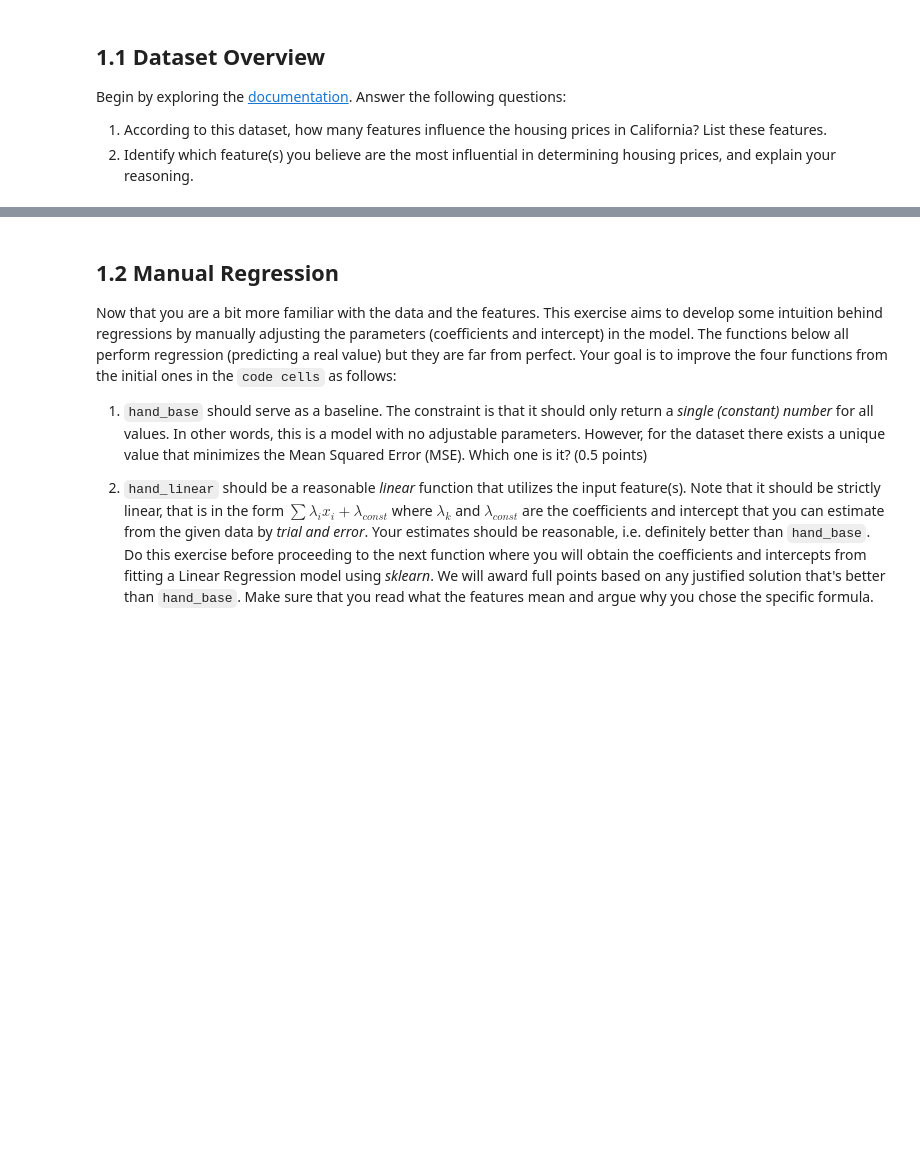
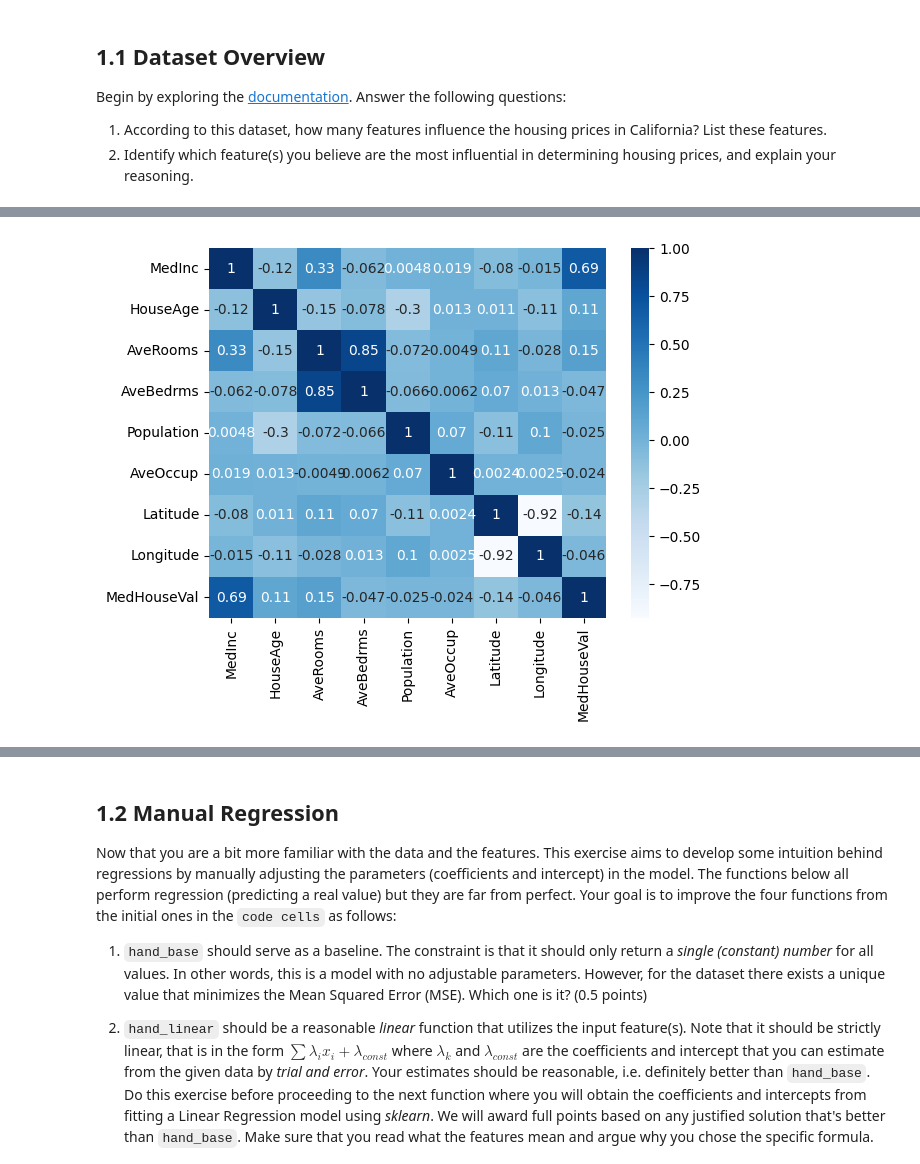
Before and after one commit to WilliamPLaCroix/NNIA-assignments, a Jupyter notebook: a4/PhilippHawlitschek_7043167_WilliamLaCroix_7038732.ipynb, the cells around one changed output, grey strips where cells are left out. Saved outputs shown, nothing was run; the diff lists cells and outputs as text; code cells hidden in the pictures; blank space fills up the shorter version.

```diff
--- a/a4/PhilippHawlitschek_7043167_WilliamLaCroix_7038732.ipynb
+++ b/a4/PhilippHawlitschek_7043167_WilliamLaCroix_7038732.ipynb
@@ -30,0 +29,10 @@ Begin by exploring the [documentation](https://scikit-learn.org/stable/datasets/
+# %%
+from sklearn.datasets import fetch_california_housing
+import pandas as pd
+import seaborn as sb
+
+dataset = fetch_california_housing(as_frame=True)
+dataset_frame = dataset.frame # full dataset with data and target
+dataset_target = dataset.target # target values (median house value) from dataset_frame["MedHouseVal"]
+dataset_data = dataset.data # data values from dataset_frame["MedInc":"Latitude"]
+dataset_frame.head()
@@ -30,0 +46,7 @@ Begin by exploring the [documentation](https://scikit-learn.org/stable/datasets/
+# %%
+
+correlation = dataset_frame.corr()
+sb.heatmap(correlation, cmap="Blues", annot=True)
+ranking = correlation["MedHouseVal"].sort_values(ascending=False)
+# %% [output]
+[figure, added]
```
Also changed, not shown: parts of 4 cells of this notebook.
